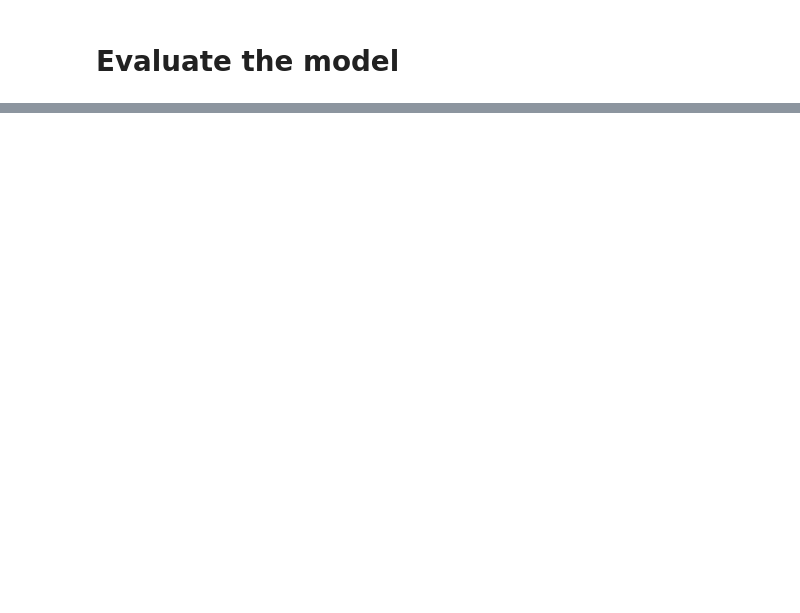
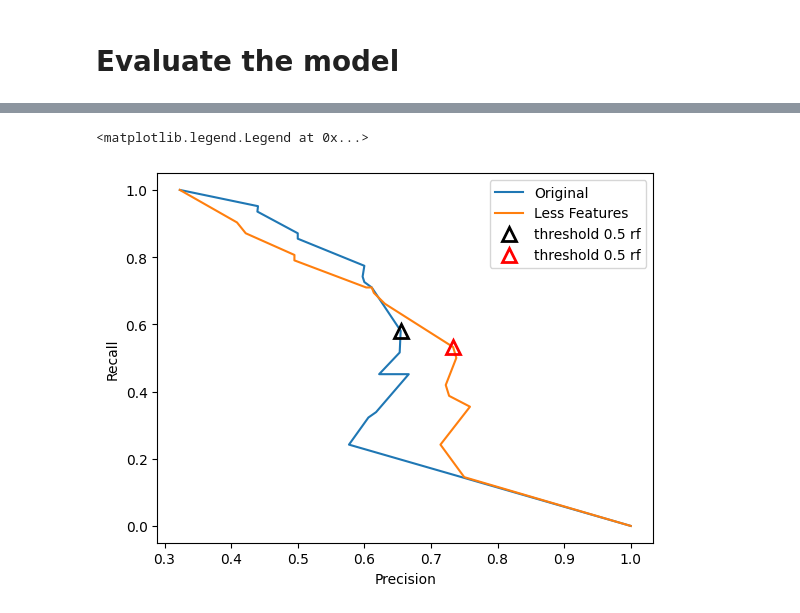
Before and after one commit to Timo4D/MachineLearning-SoSe2024, a Jupyter notebook: metrics.ipynb, the cells around one changed output, grey strips where cells are left out. Drawn from its saved outputs; the diff is of its cells as text; code cells hidden in the pictures; blank space fills up the shorter version.

```diff
--- a/metrics.ipynb
+++ b/metrics.ipynb
@@ -108,0 +177,3 @@ weighted avg       0.75      0.75      0.75       192
+# %%
+X_test_less = X_test.drop(importance_df['Feature'].iloc[4:], axis=1)
+X_trainval_less = X_trainval.drop(importance_df['Feature'].iloc[4:], axis=1)
@@ -108,0 +189,7 @@ weighted avg       0.75      0.75      0.75       192
+# %%
+tree_lessFeatures = DecisionTreeClassifier(max_depth=grid_search.best_params_['max_depth'],
+                              min_samples_split=grid_search.best_params_['min_samples_split'],
+                              min_samples_leaf=grid_search.best_params_['min_samples_leaf'],
+                              random_state=0)
+
+tree_lessFeatures.fit(X_trainval_less, y_trainval)
@@ -108,0 +213,22 @@ weighted avg       0.75      0.75      0.75       192
+# %%
+precision, recall, thresholds = precision_recall_curve(y_test, tree.predict_proba(X_test)[:, 1])
+precision_lessFeatures, recall_lessFeatures, thresholds_lessFeatures = precision_recall_curve(y_test, tree_lessFeatures.predict_proba(X_test_less)[:, 1])
+
+
+plt.plot(precision, recall, label='Original')
+plt.plot(precision_lessFeatures, recall_lessFeatures, label='Less Features')
+
+close_default = np.argmin(np.abs(thresholds - 0.5))
+plt.plot(precision[close_default], recall[close_default], '^', c='k',
+         markersize=10, label="threshold 0.5 rf", fillstyle="none", mew=2)
+
+close_default_lessFeatures = np.argmin(np.abs(thresholds_lessFeatures - 0.5))
+plt.plot(precision_lessFeatures[close_default_lessFeatures], recall_lessFeatures[close_default_lessFeatures], '^', c='r',
+         markersize=10, label="threshold 0.5 rf", fillstyle="none", mew=2)
+
+plt.xlabel("Precision")
+plt.ylabel("Recall")
+plt.legend(loc="best")
+# %% [output]
+<matplotlib.legend.Legend at 0x...>
+[figure, added]
```
Also changed, not shown: parts of 16 cells of this notebook, 2 other files.
